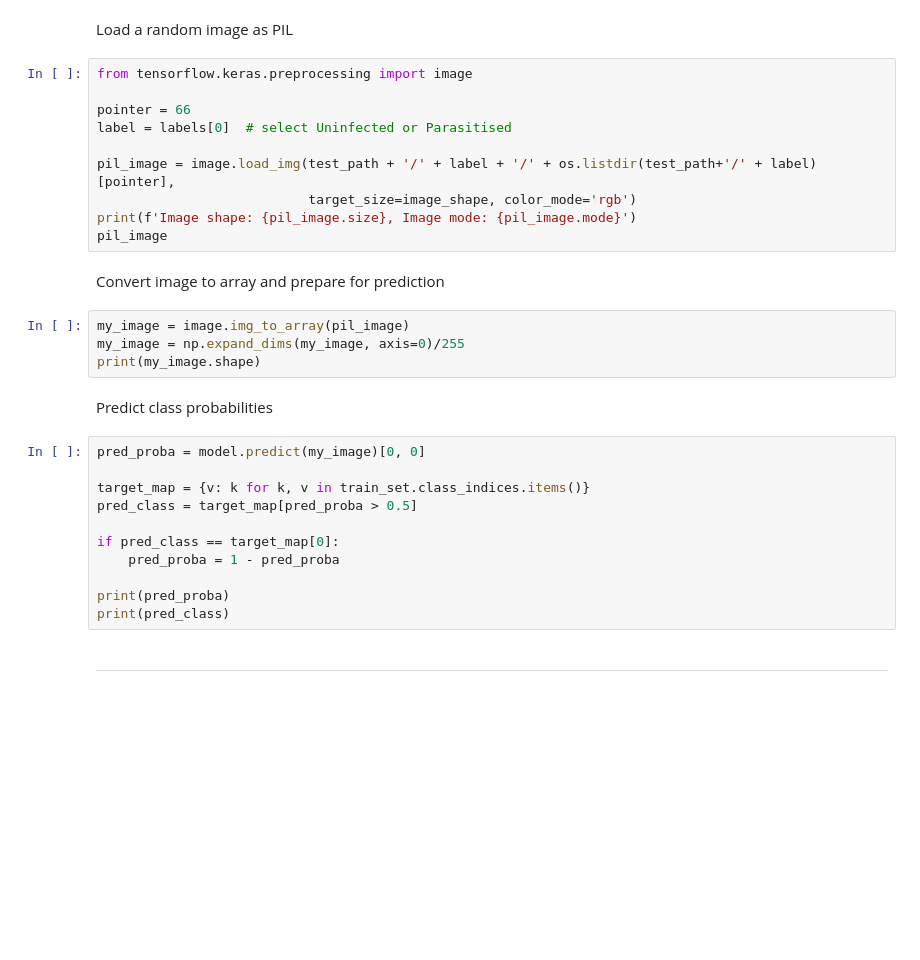
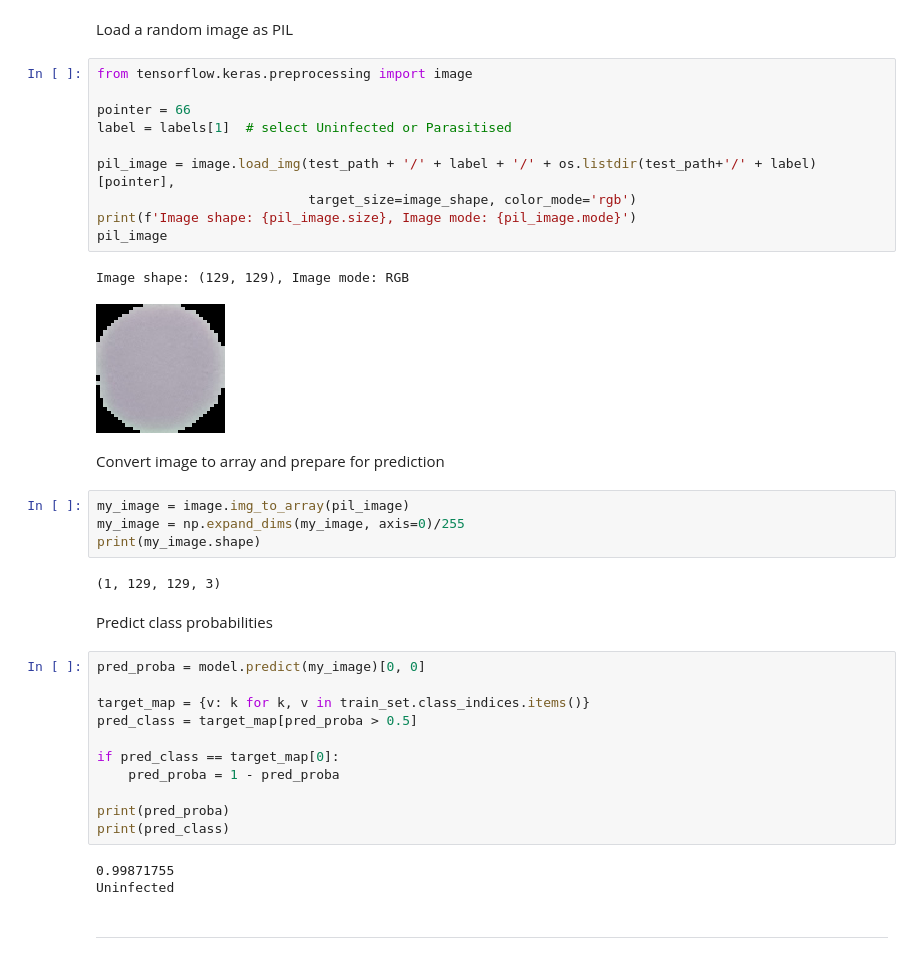
Before and after one commit to VictoriaParkes/WalkthroughProject01, a Jupyter notebook: jupyter_notebooks/03 - Modelling and Evaluating.ipynb, the cells around one changed output. Saved outputs shown, nothing was run; the diff lists cells and outputs as text; blank space fills up the shorter version.

Commit message:
Add new plots

```diff
--- a/jupyter_notebooks/03 - Modelling and Evaluating.ipynb
+++ b/jupyter_notebooks/03 - Modelling and Evaluating.ipynb
@@ -370,19 +416,24 @@ Load a random image as PIL
 # %%
 from tensorflow.keras.preprocessing import image
 
 pointer = 66
-label = labels[0]  # select Uninfected or Parasitised
+label = labels[1]  # select Uninfected or Parasitised
 
 pil_image = image.load_img(test_path + '/' + label + '/' + os.listdir(test_path+'/' + label)[pointer],
                            target_size=image_shape, color_mode='rgb')
 print(f'Image shape: {pil_image.size}, Image mode: {pil_image.mode}')
 pil_image
+# %% [output]
+Image shape: (129, 129), Image mode: RGB
+[figure, added]
 # %% [markdown]
 Convert image to array and prepare for prediction
 # %%
 my_image = image.img_to_array(pil_image)
 my_image = np.expand_dims(my_image, axis=0)/255
 print(my_image.shape)
+# %% [output]
+(1, 129, 129, 3)
 # %% [markdown]
 Predict class probabilities
 # %%
@@ -396,6 +447,9 @@ if pred_class == target_map[0]:
 
 print(pred_proba)
 print(pred_class)
+# %% [output]
+0.99871755
+Uninfected
 # %% [markdown]
 ---
 # %% [markdown]
```
Also changed, not shown: parts of 5 cells of this notebook, 4 other files.
